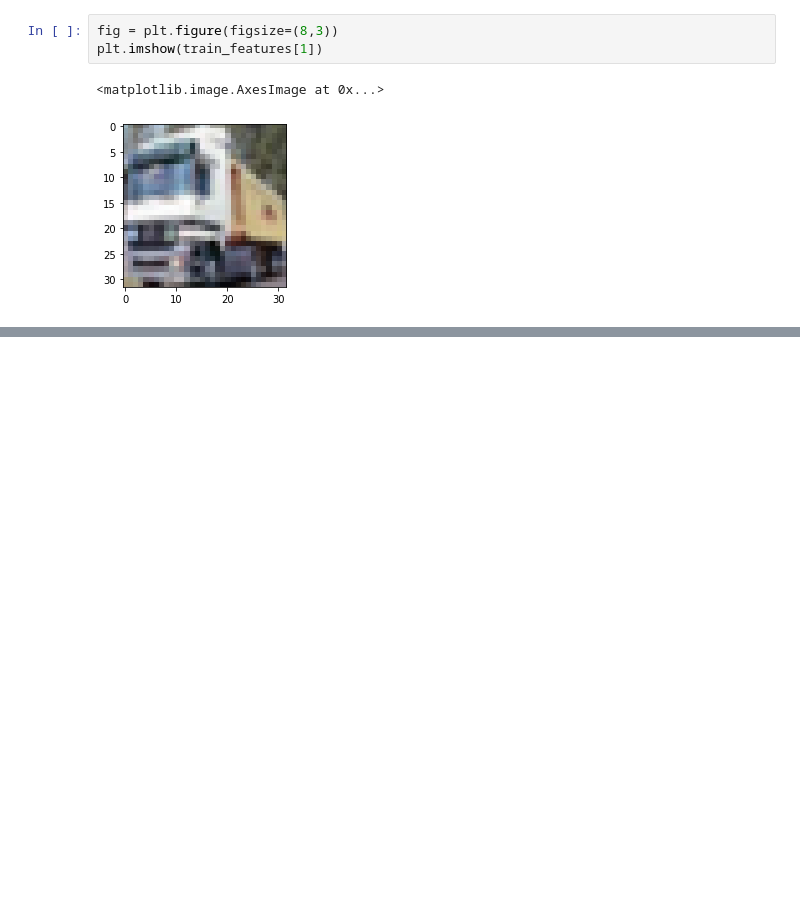
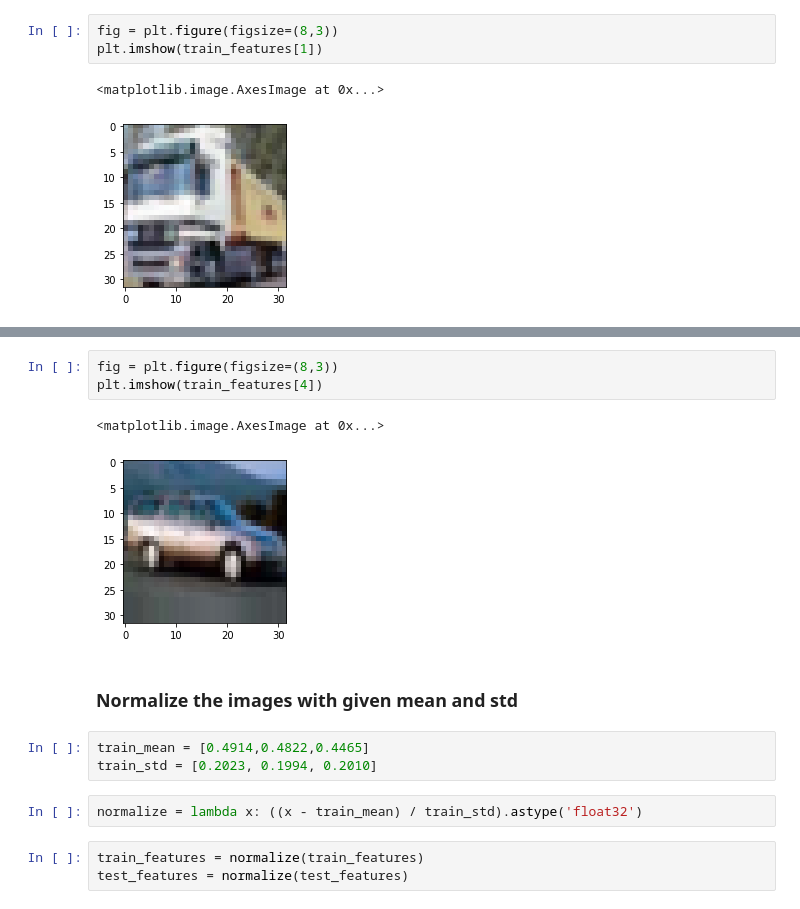
Before and after one commit to anuda/Experiments, a Jupyter notebook: Assignment_13.ipynb, the cells around one changed output, grey strips where cells are left out. Saved outputs shown, nothing was run; the diff lists cells and outputs as text; blank space fills up the shorter version.

```diff
--- a/Assignment_13.ipynb
+++ b/Assignment_13.ipynb
@@ -115,0 +125,16 @@ plt.imshow(img_preprocess(train_features[1]))
+# %%
+fig = plt.figure(figsize=(8,3))
+plt.imshow(train_features[4])
+# %% [output]
+<matplotlib.image.AxesImage at 0x...>
+[figure, added]
+# %% [markdown]
+### Normalize the images with given mean and std
+# %%
+train_mean = [0.4914,0.4822,0.4465]
+train_std = [0.2023, 0.1994, 0.2010]
+# %%
+normalize = lambda x: ((x - train_mean) / train_std).astype('float32')
+# %%
+train_features = normalize(train_features)
+test_features = normalize(test_features)
```
Also changed, not shown: parts of 22 cells of this notebook.
